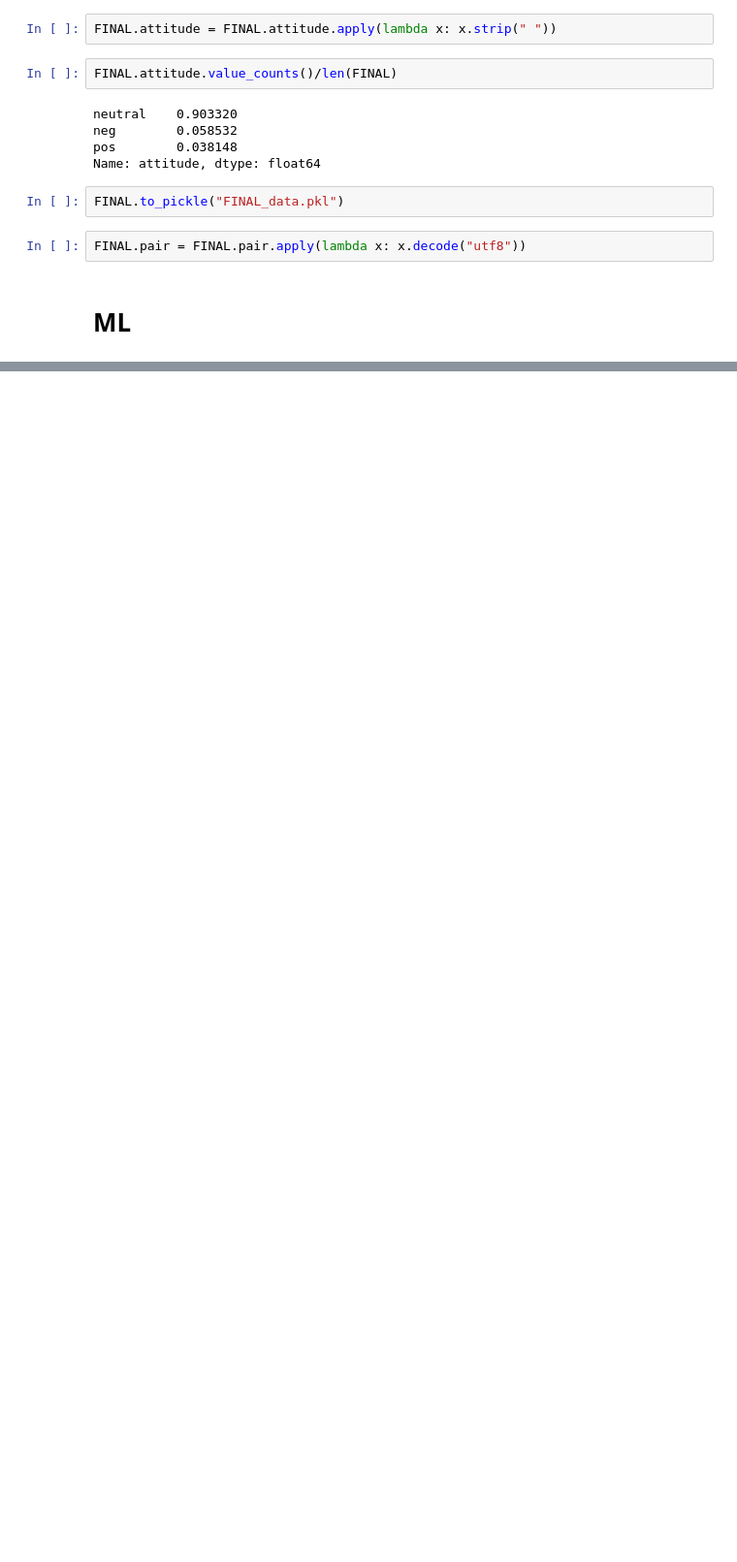
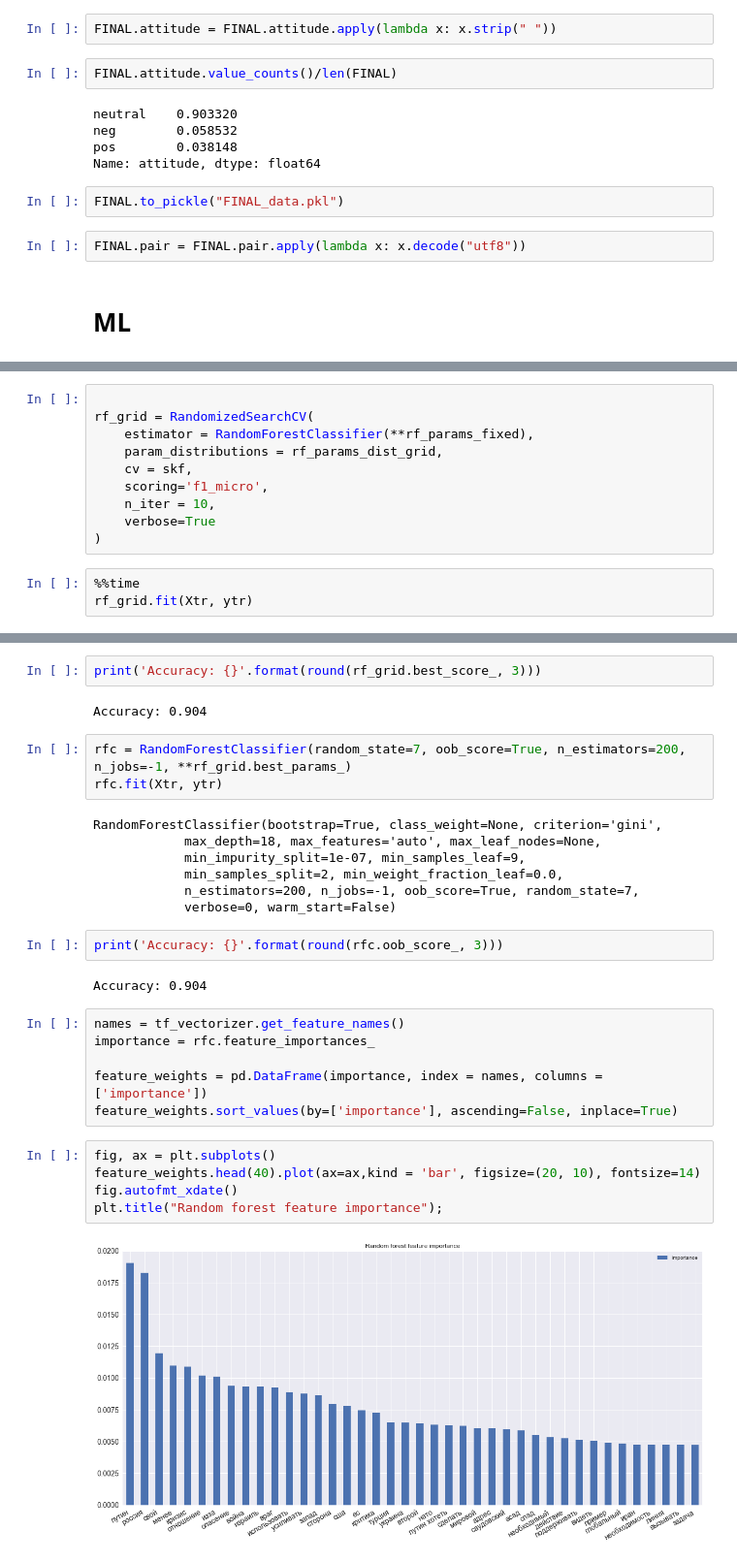
Before and after one commit to DmitrySerg/HSE-NLP-Summer-School, a Jupyter notebook: NLP_summerschool.ipynb, the cells around one changed output, grey strips where cells are left out. Shown: that part at 97% size. Drawn from its saved outputs; the diff is of its cells as text; blank space fills up the shorter version.

```diff
--- a/NLP_summerschool.ipynb
+++ b/NLP_summerschool.ipynb
@@ -458,0 +580,13 @@ FINAL.pair = FINAL.pair.apply(lambda x: x.decode("utf8"))
+# %%
+
+rf_grid = RandomizedSearchCV(
+    estimator = RandomForestClassifier(**rf_params_fixed),
+    param_distributions = rf_params_dist_grid,
+    cv = skf,
+    scoring='f1_micro',
+    n_iter = 10,
+    verbose=True
+)
+# %%
+%%time
+rf_grid.fit(Xtr, ytr)
@@ -458,0 +637,31 @@ FINAL.pair = FINAL.pair.apply(lambda x: x.decode("utf8"))
+# %%
+print('Accuracy: {}'.format(round(rf_grid.best_score_, 3)))
+# %% [output]
+Accuracy: 0.904
+# %%
+rfc = RandomForestClassifier(random_state=7, oob_score=True, n_estimators=200, n_jobs=-1, **rf_grid.best_params_)
+rfc.fit(Xtr, ytr)
+# %% [output]
+RandomForestClassifier(bootstrap=True, class_weight=None, criterion='gini',
+            max_depth=18, max_features='auto', max_leaf_nodes=None,
+            min_impurity_split=1e-07, min_samples_leaf=9,
+            min_samples_split=2, min_weight_fraction_leaf=0.0,
+            n_estimators=200, n_jobs=-1, oob_score=True, random_state=7,
+            verbose=0, warm_start=False)
+# %%
+print('Accuracy: {}'.format(round(rfc.oob_score_, 3)))
+# %% [output]
+Accuracy: 0.904
+# %%
+names = tf_vectorizer.get_feature_names()
+importance = rfc.feature_importances_
+
+feature_weights = pd.DataFrame(importance, index = names, columns = ['importance'])
+feature_weights.sort_values(by=['importance'], ascending=False, inplace=True)
+# %%
+fig, ax = plt.subplots()
+feature_weights.head(40).plot(ax=ax,kind = 'bar', figsize=(20, 10), fontsize=14)
+fig.autofmt_xdate()
+plt.title("Random forest feature importance");
+# %% [output]
+[figure, added]
```
Also changed, not shown: parts of 34 cells of this notebook.
